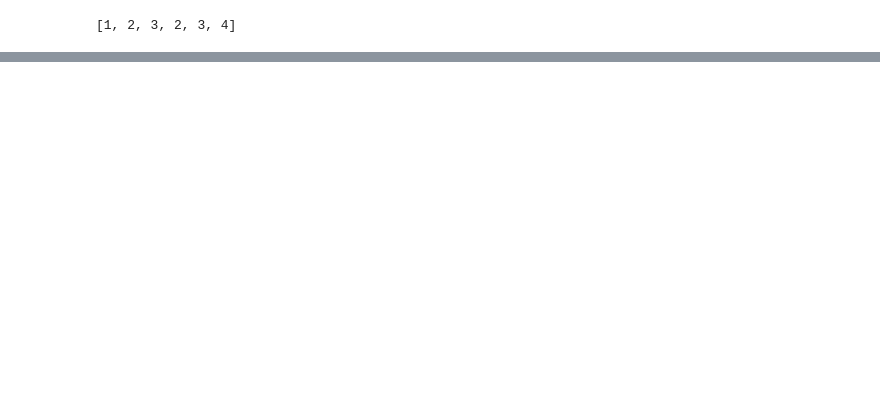
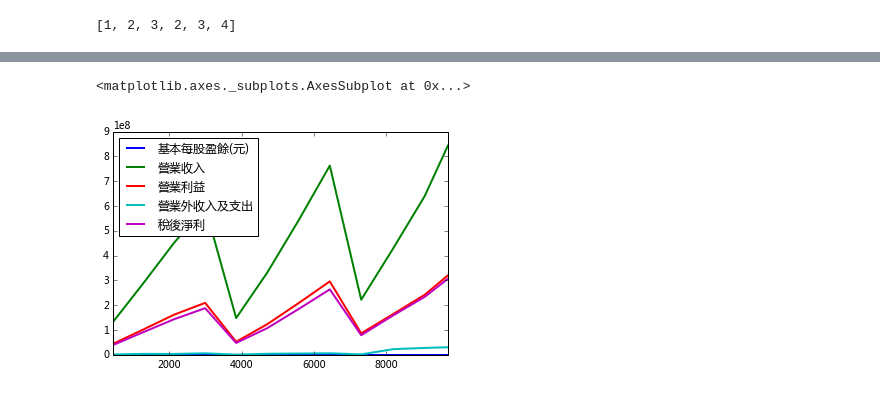
Before and after one commit to ywchiu/pyfinance, a Jupyter notebook: 20160329Demo.ipynb, the cells around one changed output, grey strips where cells are left out. Drawn from its saved outputs; the diff is of its cells as text; code cells hidden in the pictures; blank space fills up the shorter version.

```diff
--- a/20160329Demo.ipynb
+++ b/20160329Demo.ipynb
@@ -376,0 +379,2 @@ dfs10403[0]
+# %%
+stockdf = pd.concat(dfsall, ignore_index=True)
@@ -376,0 +403,6 @@ dfs10403[0]
+# %%
+df2330 = stockdf[stockdf['公司代號'.decode('utf-8')] == '2330']
+df2330.plot(kind='line', rot=0)
+# %% [output]
+<matplotlib.axes._subplots.AxesSubplot at 0x...>
+[figure, added]
```
Also changed, not shown: parts of 6 cells of this notebook.
